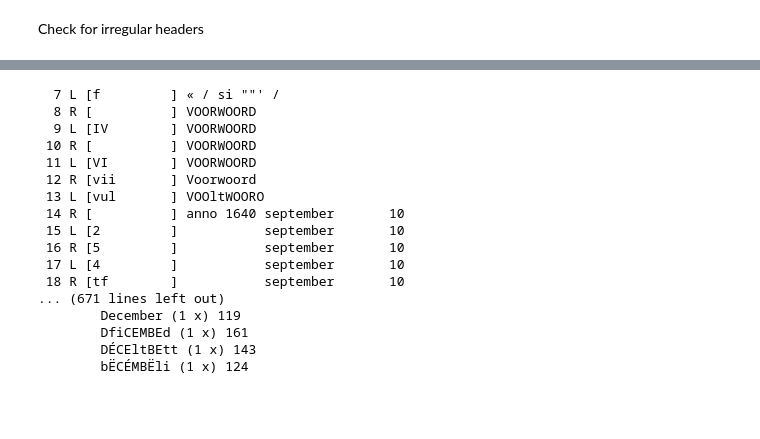
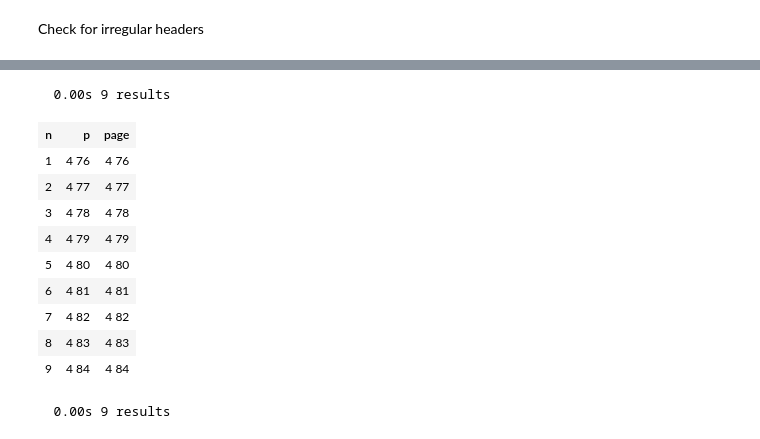
Before and after one commit to CLARIAH/wp6-daghregisters, a Jupyter notebook: programs/process.ipynb, the cells around one changed output, grey strips where cells are left out. Saved outputs shown, nothing was run; the diff lists cells and outputs as text; code cells hidden in the pictures; blank space fills up the shorter version.

```diff
--- a/programs/process.ipynb
+++ b/programs/process.ipynb
@@ -529,20 +150,21 @@ septembefi best match 0.84  single match >= 0.80
-# %%
-analyseHeads()
-# %% [output]
-  7 L [f         ] « / si ""' /
-  8 R [          ] VOORWOORD
-  9 L [IV        ] VOORWOORD
- 10 R [          ] VOORWOORD
- 11 L [VI        ] VOORWOORD
- 12 R [vii       ] Voorwoord
- 13 L [vul       ] VOOltWOORO
- 14 R [          ] anno 1640 september       10
- 15 L [2         ]           september       10
- 16 R [5         ]           september       10
- 17 L [4         ]           september       10
- 18 R [tf        ]           september       10
-... (671 lines left out)
-        December (1 x) 119
-        DfiCEMBEd (1 x) 161
-        DÉCEltBEtt (1 x) 143
-        bËCÉMBËli (1 x) 124
+# %%
+query = """
+page year=1640 month=11 dayfrom>15 dayfrom<20
+"""
+# %%
+results = A.search(query)
+# %% [output]
+  0.00s 9 results
+# %%
+A.table(results)
+# %% [output]
+| n | p | page |
+| 1 | 4 76 | 4 76 |
+| 2 | 4 77 | 4 77 |
+| 3 | 4 78 | 4 78 |
+| 4 | 4 79 | 4 79 |
+| 5 | 4 80 | 4 80 |
+| 6 | 4 81 | 4 81 |
+| 7 | 4 82 | 4 82 |
+| 8 | 4 83 | 4 83 |
+| 9 | 4 84 | 4 84 |
@@ -548,0 +175,4 @@ analyseHeads()
+# %%
+results = A.search(query)
+# %% [output]
+  0.00s 9 results
```
Also changed, not shown: parts of 16 cells of this notebook, 20 other files.
